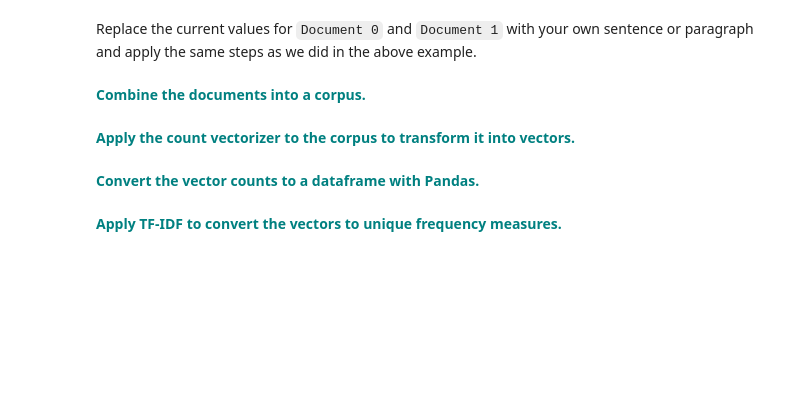
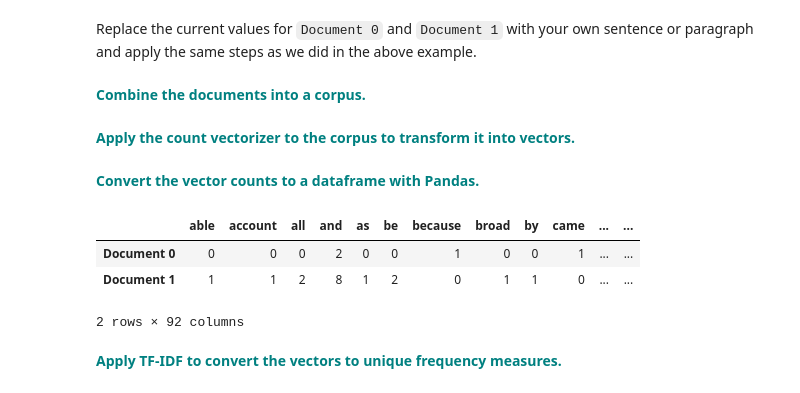
Before and after one commit to ozerm/Cosine, a Jupyter notebook: Cosine_Similarity_Case_Study.ipynb, the cells around one changed output. Cells and saved outputs as stored; diff of their text form; code cells hidden in the pictures; blank space fills up the shorter version.

```diff
--- a/Cosine_Similarity_Case_Study.ipynb
+++ b/Cosine_Similarity_Case_Study.ipynb
@@ -115,9 +121,22 @@ cosine_similarity(trsfm[0:1], trsfm)
 Replace the current values for `Document 0` and `Document 1` with your own sentence or paragraph and apply the same steps as we did in the above example.
 # %% [markdown]
  **<font color='teal'> Combine the documents into a corpus.</font>**
+# %%
+Document1 = "I went to the woods because I wished to live deliberately, to front only the essential facts of life, and see if I could not learn what it had to teach, and not, when I came to die, discover that I had not lived. I did not wish to live what was not life, living is so dear; nor did I wish to practice resignation, unless it was quite necessary."
+Document2 = "I wanted to live deep and suck out all the marrow of life, to live so sturdily and Spartan like as to put to rout all that was not life, to cut a broad swath and shave close, to drive life into a corner, and reduce it to its lowest terms, and, if it proved to be mean, why then get the whole and genuine meanness of it, and publish its meanness to the world; or if it were sublime, to know it by experience, and be able to give a true account of it in my next excursion."
+corpus = [Document1,Document2]
 # %% [markdown]
  **<font color='teal'> Apply the count vectorizer to the corpus to transform it into vectors.</font>**
+# %%
+X_train_counts = count_vect.fit_transform(corpus)
 # %% [markdown]
  **<font color='teal'> Convert the vector counts to a dataframe with Pandas.</font>**
+# %%
+pd.DataFrame(X_train_counts.toarray(),columns=count_vect.get_feature_names(),index=['Document 0','Document 1'])
+# %% [output]
+|  | able | account | all | and | as | be | because | broad | by | came | ... | ... |
+| Document 0 | 0 | 0 | 0 | 2 | 0 | 0 | 1 | 0 | 0 | 1 | ... | ... |
+| Document 1 | 1 | 1 | 2 | 8 | 1 | 2 | 0 | 1 | 1 | 0 | ... | ... |
+2 rows × 92 columns
 # %% [markdown]
  **<font color='teal'> Apply TF-IDF to convert the vectors to unique frequency measures.</font>**
```
Also changed, not shown: parts of 11 cells of this notebook.
